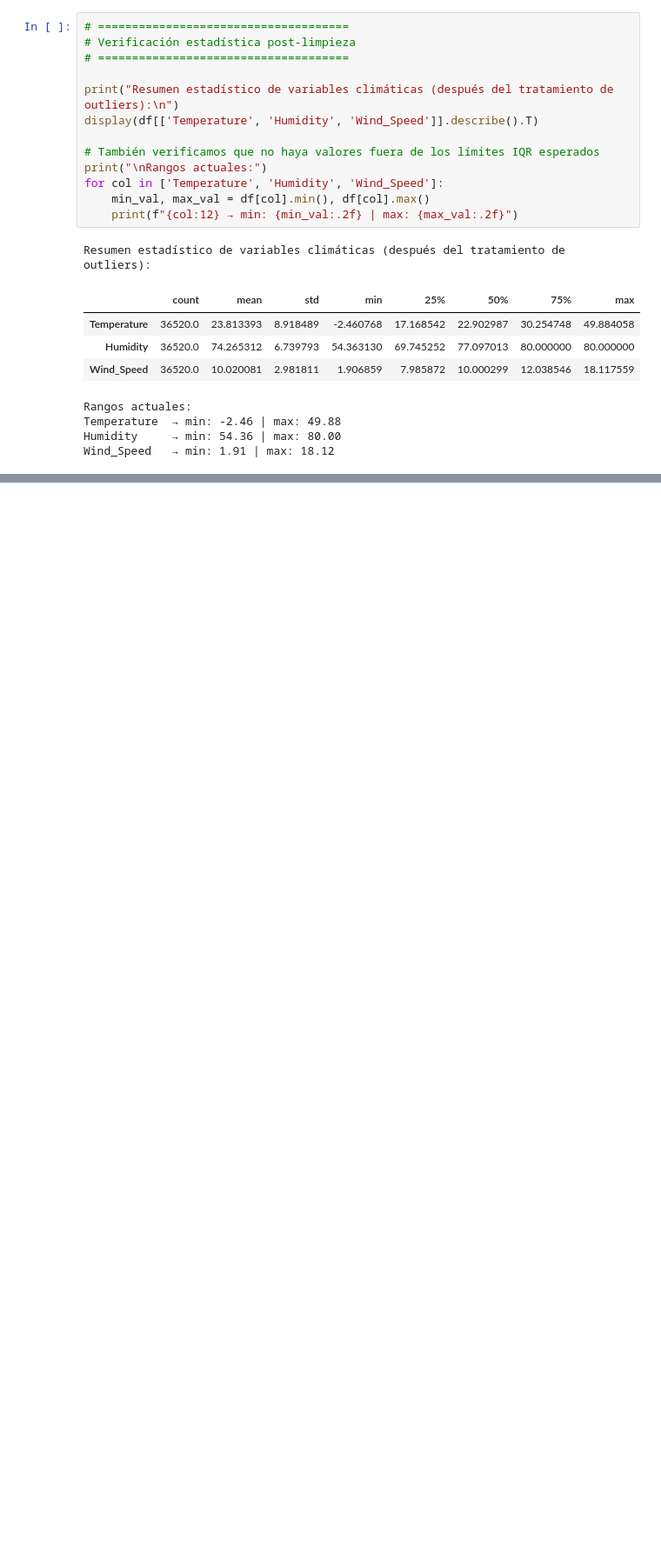
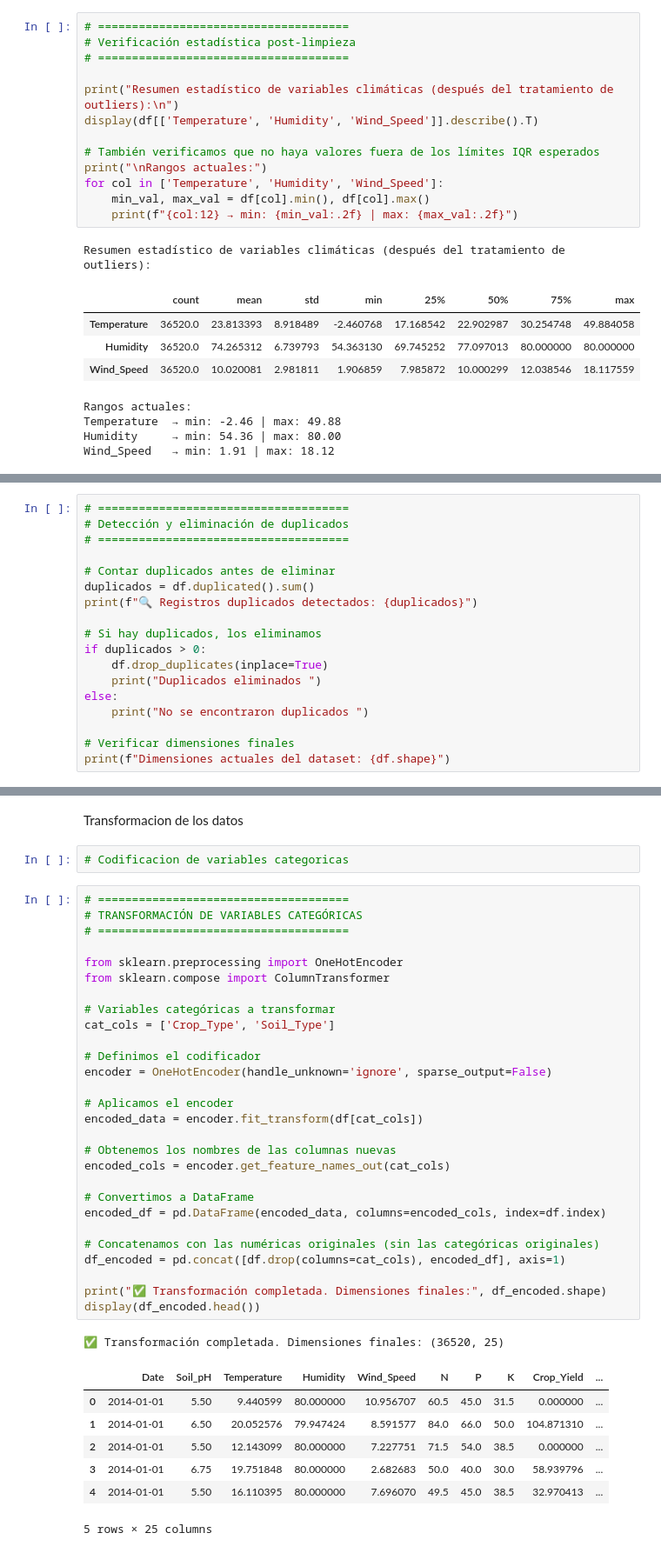
Before and after one commit to IvanSerem/agro-datascience, a Jupyter notebook: ProyectoDS_ParteI_Seremczuk.ipynb, the cells around one changed output, grey strips where cells are left out. Shown at 87% size. Cells and saved outputs as stored; diff of their text form; blank space fills up the shorter version.

```diff
--- a/ProyectoDS_ParteI_Seremczuk.ipynb
+++ b/ProyectoDS_ParteI_Seremczuk.ipynb
@@ -393,0 +396,18 @@ Wind_Speed   → min: 1.91 | max: 18.12
+# %%
+# =====================================
+# Detección y eliminación de duplicados
+# =====================================
+
+# Contar duplicados antes de eliminar
+duplicados = df.duplicated().sum()
+print(f"🔍 Registros duplicados detectados: {duplicados}")
+
+# Si hay duplicados, los eliminamos
+if duplicados > 0:
+    df.drop_duplicates(inplace=True)
+    print("Duplicados eliminados ")
+else:
+    print("No se encontraron duplicados ")
+
+# Verificar dimensiones finales
+print(f"Dimensiones actuales del dataset: {df.shape}")
@@ -393,0 +418,41 @@ Wind_Speed   → min: 1.91 | max: 18.12
+# %% [markdown]
+Transformacion de los datos
+# %%
+# Codificacion de variables categoricas
+# %%
+# =====================================
+# TRANSFORMACIÓN DE VARIABLES CATEGÓRICAS
+# =====================================
+
+from sklearn.preprocessing import OneHotEncoder
+from sklearn.compose import ColumnTransformer
+
+# Variables categóricas a transformar
+cat_cols = ['Crop_Type', 'Soil_Type']
+
+# Definimos el codificador
+encoder = OneHotEncoder(handle_unknown='ignore', sparse_output=False)
+
+# Aplicamos el encoder
+encoded_data = encoder.fit_transform(df[cat_cols])
+
+# Obtenemos los nombres de las columnas nuevas
+encoded_cols = encoder.get_feature_names_out(cat_cols)
+
+# Convertimos a DataFrame
+encoded_df = pd.DataFrame(encoded_data, columns=encoded_cols, index=df.index)
+
+# Concatenamos con las numéricas originales (sin las categóricas originales)
+df_encoded = pd.concat([df.drop(columns=cat_cols), encoded_df], axis=1)
+
+print("✅ Transformación completada. Dimensiones finales:", df_encoded.shape)
+display(df_encoded.head())
+# %% [output]
+✅ Transformación completada. Dimensiones finales: (36520, 25)
+|  | Date | Soil_pH | Temperature | Humidity | Wind_Speed | N | P | K | Crop_Yield | ... |
+| 0 | 2014-01-01 | 5.50 | 9.440599 | 80.000000 | 10.956707 | 60.5 | 45.0 | 31.5 | 0.000000 | ... |
+| 1 | 2014-01-01 | 6.50 | 20.052576 | 79.947424 | 8.591577 | 84.0 | 66.0 | 50.0 | 104.871310 | ... |
+| 2 | 2014-01-01 | 5.50 | 12.143099 | 80.000000 | 7.227751 | 71.5 | 54.0 | 38.5 | 0.000000 | ... |
+| 3 | 2014-01-01 | 6.75 | 19.751848 | 80.000000 | 2.682683 | 50.0 | 40.0 | 30.0 | 58.939796 | ... |
+| 4 | 2014-01-01 | 5.50 | 16.110395 | 80.000000 | 7.696070 | 49.5 | 45.0 | 38.5 | 32.970413 | ... |
+5 rows × 25 columns
```
Also changed, not shown: parts of 3 cells of this notebook.
